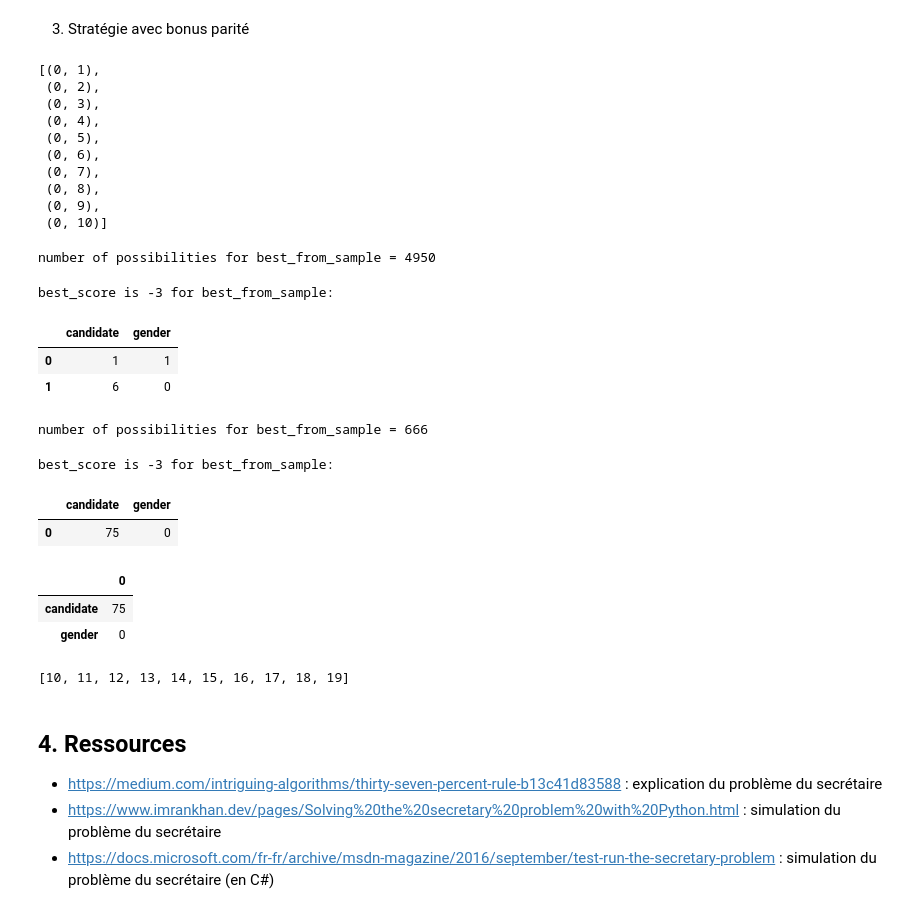
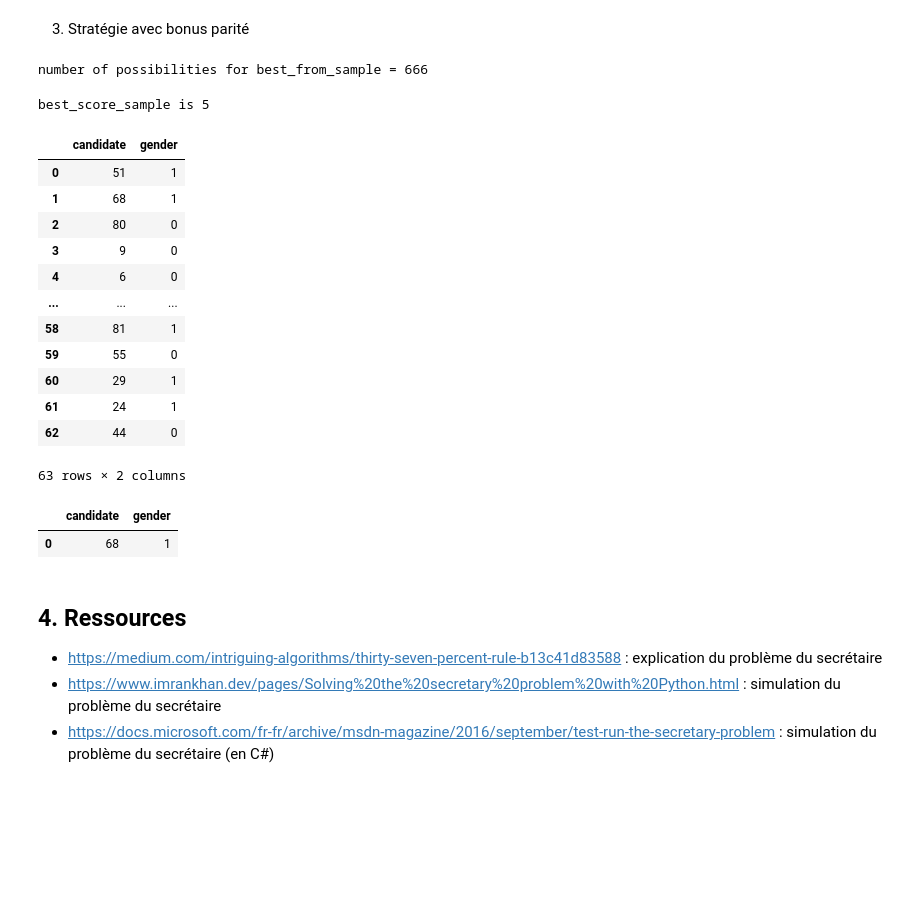
Before and after one commit to victor-kerros/secretary_problem_with_constraints, a Jupyter notebook: secretary_problem_simulation.ipynb, the cells around one changed output. Saved outputs shown, nothing was run; the diff lists cells and outputs as text; code cells hidden in the pictures; blank space fills up the shorter version.

Commit message:
virtual_choose_k_candidates_gender

```diff
--- a/secretary_problem_simulation.ipynb
+++ b/secretary_problem_simulation.ipynb
@@ -348,31 +348,8 @@ def objective_function(selected_candidates, bonus):
         return sum(candidate) - bonus
     else:
         return sum(candidate)
-# %%
-from itertools import combinations
-candidates = generate_candidates_gender(100, prop_women)
-k = 2
-possibilities = list(combinations(list(candidates.index), k))
-display(possibilities[:10])
-# %% [output]
-[(0, 1),
- (0, 2),
- (0, 3),
- (0, 4),
- (0, 5),
- (0, 6),
- (0, 7),
- (0, 8),
- (0, 9),
- (0, 10)]
 # %%
 from itertools import combinations
-
-candidates = generate_candidates_gender(100, prop_women)
-
-# best_from_sample = ?
-k = 2
-bonus = 10
 
 def find_best_from_sample(sample, k, bonus):
     possibilities = list(combinations(list(sample.index), k))
@@ -382,40 +359,46 @@ def find_best_from_sample(sample, k, bonus):
     for possibility in tqdm(possibilities, "processing through combinations"):
         if objective_function(sample.iloc[list(possibility)], bonus) < objective_function(best_from_sample, bonus):
             best_from_sample = sample.iloc[list(possibility)]
-            best_score = objective_function(best_from_sample, bonus)
-    print(f"best_score is {best_score} for best_from_sample:")
+            best_score_sample = objective_function(best_from_sample, bonus)
+    print(f"best_score_sample is {best_score_sample}")
     return best_from_sample.sort_values(by = "candidate").reset_index(drop = True)
-
-best_from_sample = find_best_from_sample(candidates, k, bonus)
-best_from_sample
-# %% [output]
-number of possibilities for best_from_sample = 4950
-best_score is -3 for best_from_sample:
-|  | candidate | gender |
-| 0 | 1 | 1 |
-| 1 | 6 | 0 |
 # %%
+# params
+candidates = generate_candidates_gender(100, prop_women)
+k = 2
+bonus = 10
+
+# best_from_sample
 sample_size = int(round(len(candidates) * 0.37))
 sample = candidates.iloc[list(range(sample_size))]
 best_from_sample = find_best_from_sample(sample, k, bonus)
 
+# other candidates
 other_candidates = candidates.iloc[list(range(sample_size, len(candidates)))]
+other_candidates = other_candidates.reset_index(drop = True)
+display(other_candidates)
+
+# chosen candidates
 chosen_candidates = pd.DataFrame(columns = ["candidate", "gender"])
 chosen_candidates = chosen_candidates.append(other_candidates.iloc[1], ignore_index = True)
-display(chosen_candidates)
-best_from_sample.loc[len(best_from_sample) - 1] = chosen_candidates.loc[len(chosen_candidates) - 1]
-best_from_sample
-pd.DataFrame(chosen_candidates.iloc[len(chosen_candidates) - 1])
+#chosen_candidates = other_candidates.iloc[range(len(other_candidates) - k, len(other_candidates))]
+chosen_candidates
 # %% [output]
 number of possibilities for best_from_sample = 666
-best_score is -3 for best_from_sample:
+best_score_sample is 5
 |  | candidate | gender |
-| 0 | 75 | 0 |
+| 0 | 51 | 1 |
+| 1 | 68 | 1 |
+| 2 | 80 | 0 |
+| 3 | 9 | 0 |
+| 4 | 6 | 0 |
+| ... | ... | ... |
+| 58 | 81 | 1 |
+| 59 | 55 | 0 |
+| 60 | 29 | 1 |
+| 61 | 24 | 1 |
+| 62 | 44 | 0 |
+63 rows × 2 columns
-|  | 0 |
-| candidate | 75 |
-| gender | 0 |
+|  | candidate | gender |
+| 0 | 68 | 1 |
-# %%
-list(range(10, 20))
-# %% [output]
-[10, 11, 12, 13, 14, 15, 16, 17, 18, 19]
 # %%
```
Also changed, not shown: parts of 9 cells of this notebook.
